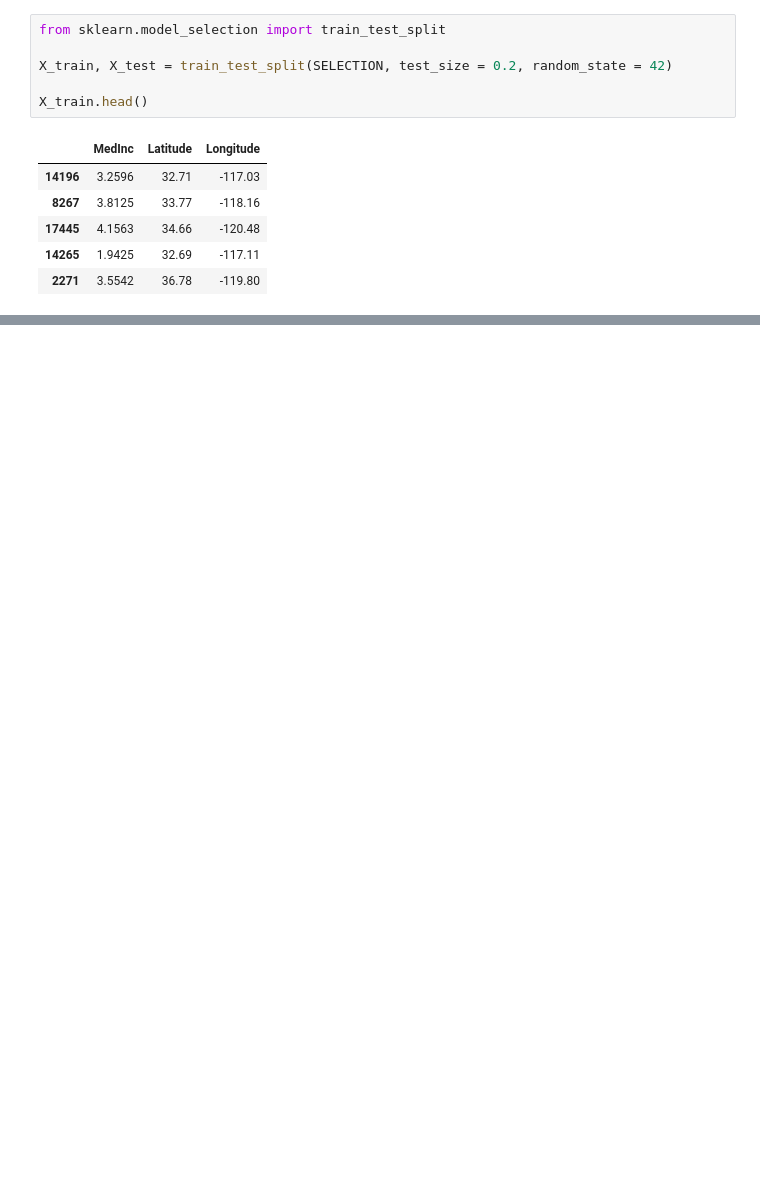
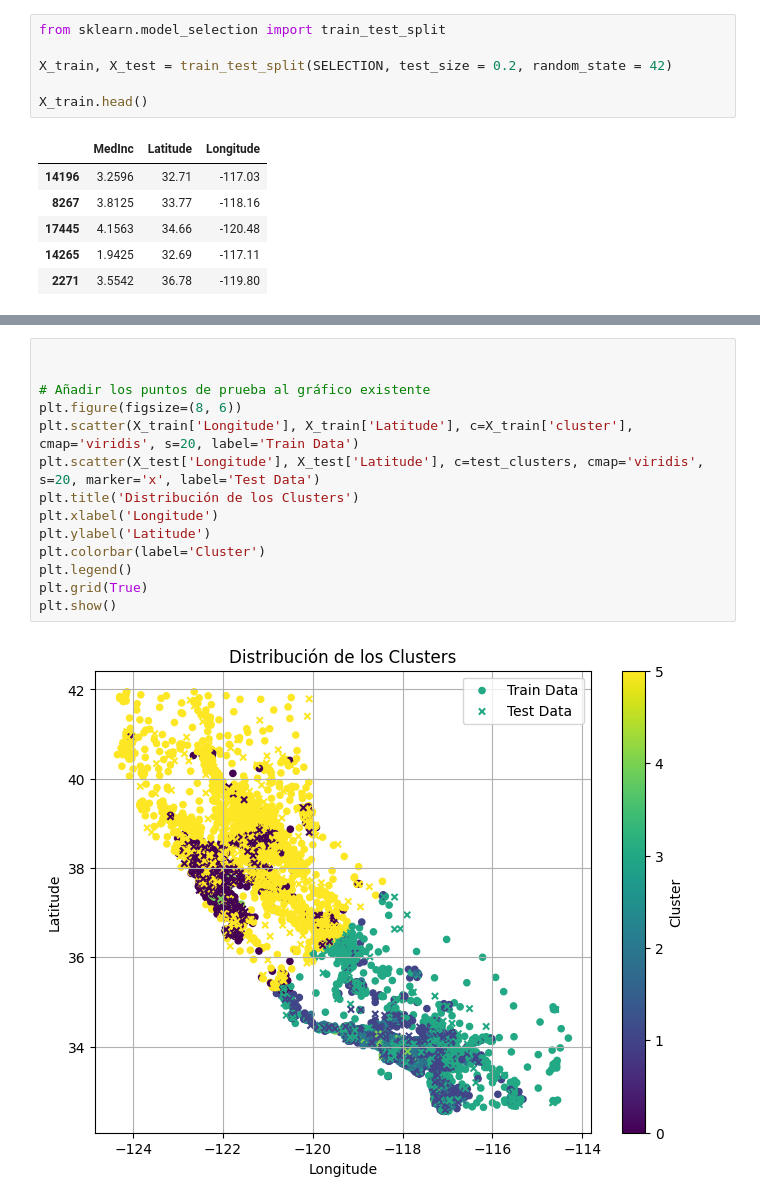
Before and after one commit to 4GeeksAcademy/Kurganova_UNSUPERVISED-LEARNING, a Jupyter notebook: src/explore.ipynb, the cells around one changed output, grey strips where cells are left out. Saved outputs shown, nothing was run; the diff lists cells and outputs as text; blank space fills up the shorter version.

```diff
--- a/src/explore.ipynb
+++ b/src/explore.ipynb
@@ -125,0 +145,16 @@ plt.show()
+# %%
+
+
+# Añadir los puntos de prueba al gráfico existente
+plt.figure(figsize=(8, 6))
+plt.scatter(X_train['Longitude'], X_train['Latitude'], c=X_train['cluster'], cmap='viridis', s=20, label='Train Data')
+plt.scatter(X_test['Longitude'], X_test['Latitude'], c=test_clusters, cmap='viridis', s=20, marker='x', label='Test Data')
+plt.title('Distribución de los Clusters')
+plt.xlabel('Longitude')
+plt.ylabel('Latitude')
+plt.colorbar(label='Cluster')
+plt.legend()
+plt.grid(True)
+plt.show()
+# %% [output]
+[figure, added]
```
Also changed, not shown: parts of 18 cells of this notebook, 2 other files.
